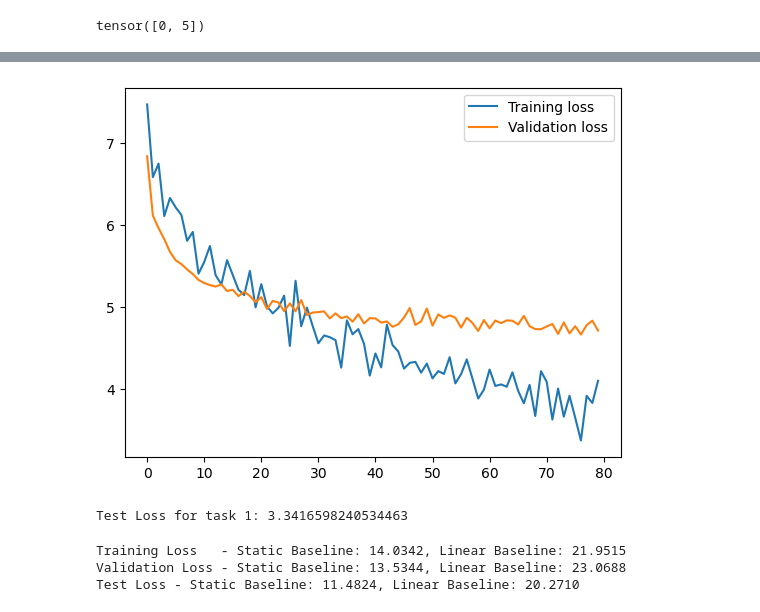
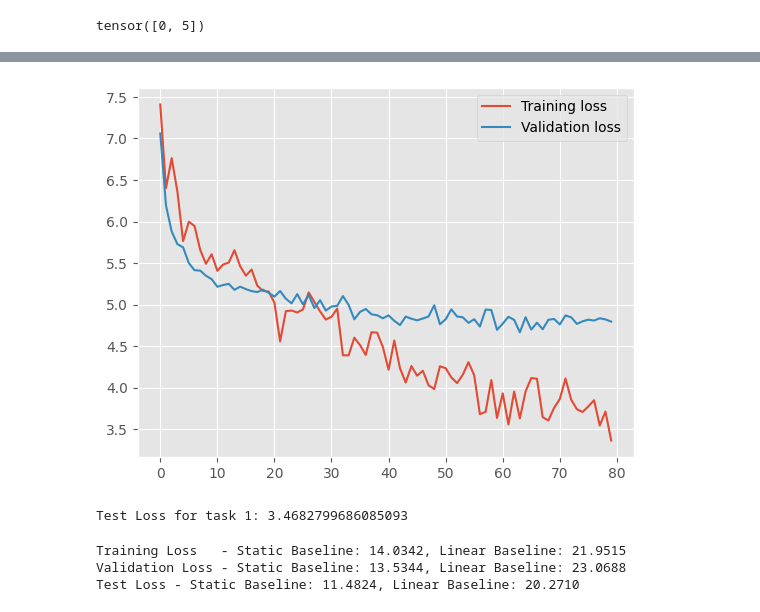
Before and after one commit to lzolyomi/2AMM10-DeepLearning, a Jupyter notebook: Assignment 2/Task1_Experiments.ipynb, the cells around one changed output, grey strips where cells are left out. Drawn from its saved outputs; the diff is of its cells as text; code cells hidden in the pictures.

```diff
--- a/Assignment 2/Task1_Experiments.ipynb
+++ b/Assignment 2/Task1_Experiments.ipynb
@@ -1,6 +1,11 @@
 # %%
 import numpy as np
 import torch
+import matplotlib.pyplot as plt
+
+# use ggplot style
+plt.style.use('ggplot')
+
 
 def load_array(filename, task):
     datapoint = np.load(filename)
@@ -259,6 +263,7 @@ test_dataset = MyDataset(root='data/task 1/test', filenames=test_filenames)
 test_dataloader = DataLoader(test_dataset, batch_size=32)
 # %%
 device = "mps"
+device = "cpu"
 model = MinGraphSAGE(num_features=5, hidden_channels=64, num_classes=2).to(device)
 
 optimizer = torch.optim.Adam(model.parameters(), lr=0.003)
@@ -324,4 +329,4 @@ Epoch: 80, Training Loss: 4.099742889404297, Val Loss: 4.712521097395155
-[figure, old version]
+[figure, new version]
 # %%
 # Calculate MSE loss on test set
 model.eval()
@@ -335,7 +340,7 @@ with torch.no_grad():
 test_loss /= len(test_dataset)  # compute average validation loss
 print(f'Test Loss for task 1: {test_loss}')
 # %% [output]
-Test Loss for task 1: 3.3416598240534463
+Test Loss for task 1: 3.4682799686085093
 # %%
 # Calculate static and linear baselines (formula on ANS)
 def static_baseline(X):
```
Also changed, not shown: parts of 6 cells of this notebook.
